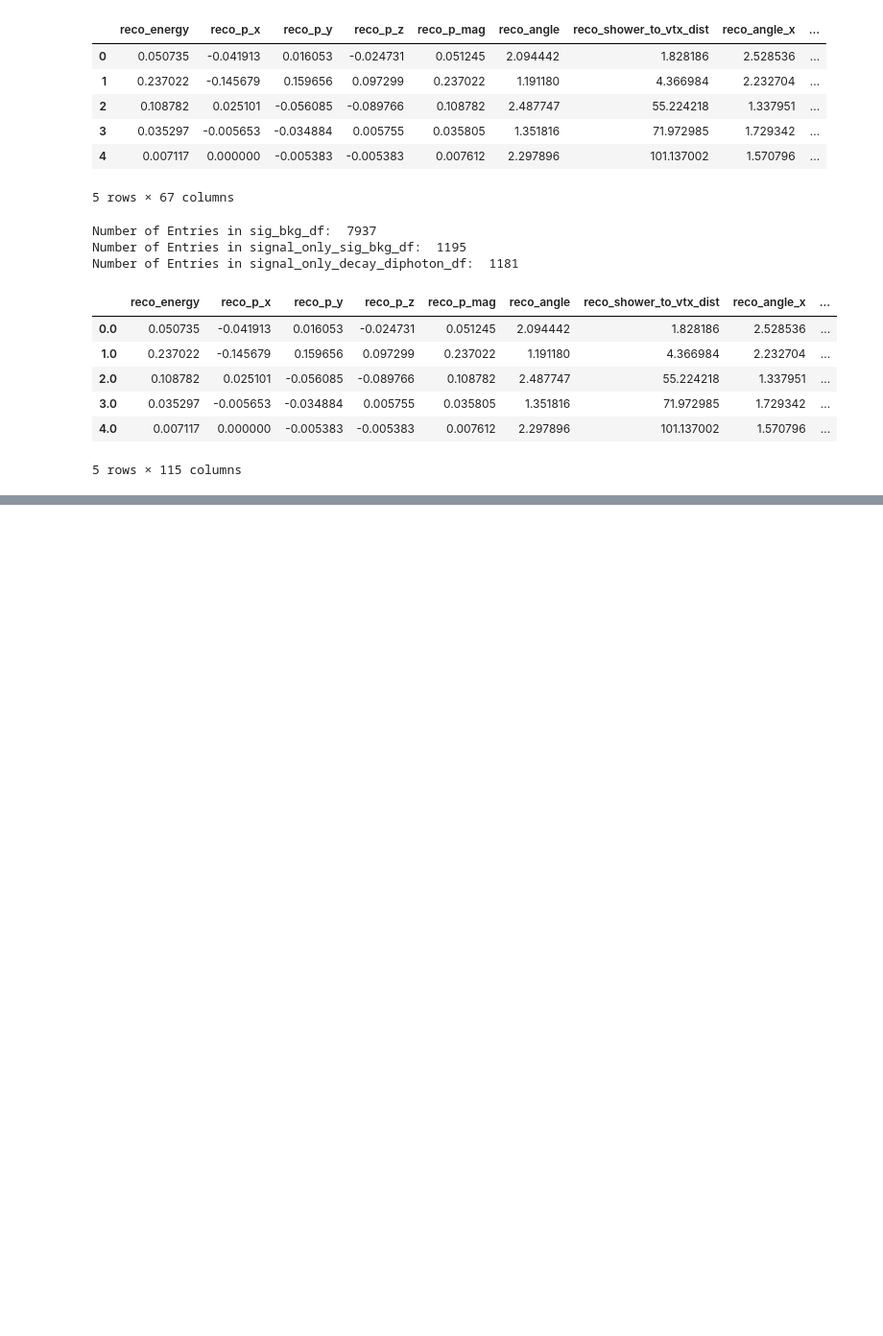
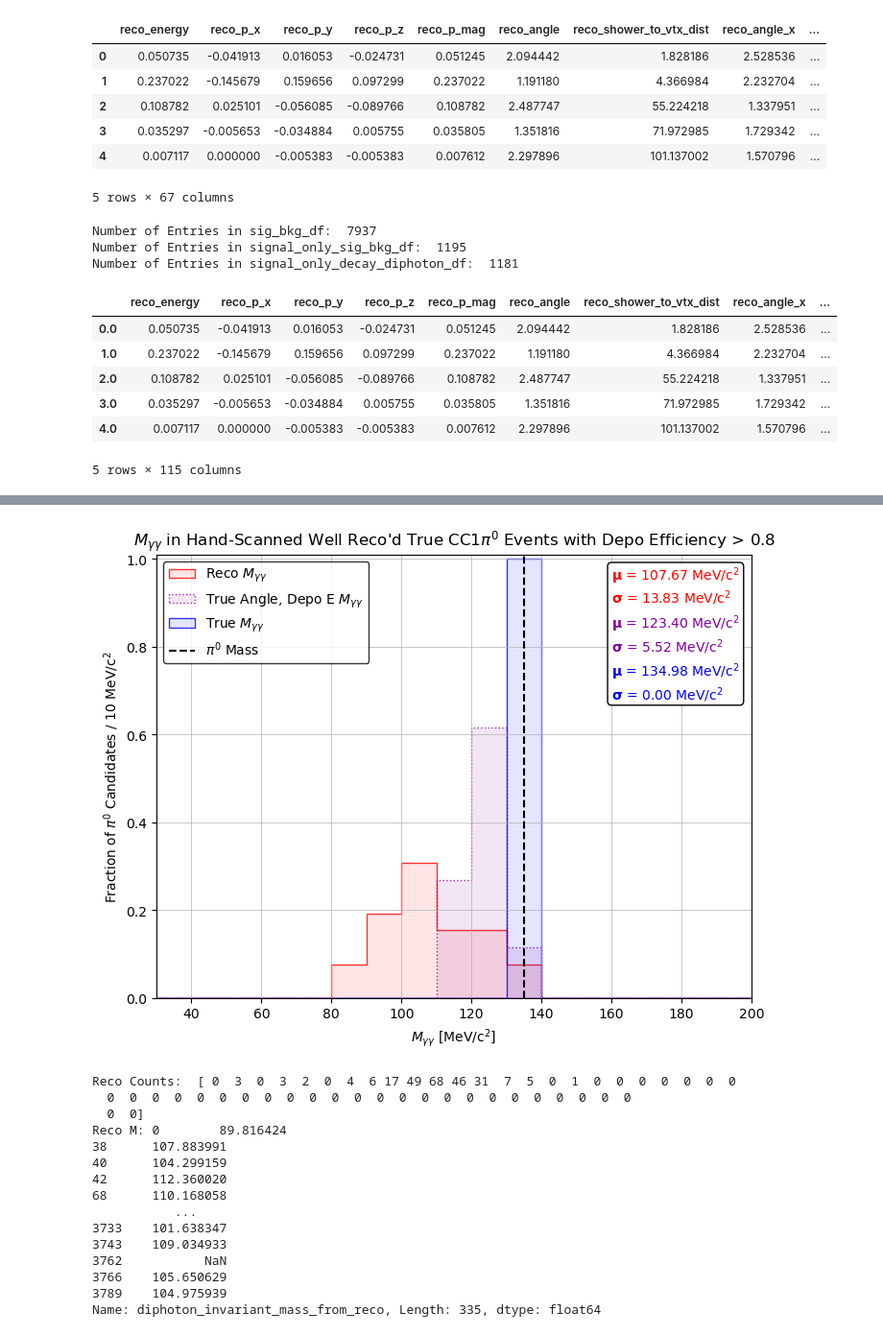
Before and after one commit to edhinkle/2x2_CC_pi0, a Jupyter notebook: truth_studies/plotting/pi0_containment_study.ipynb, the cells around one changed output, grey strips where cells are left out. Shown at 96% size. Drawn from its saved outputs; the diff is of its cells as text; code cells hidden in the pictures; blank space fills up the shorter version.

```diff
--- a/truth_studies/plotting/pi0_containment_study.ipynb
+++ b/truth_studies/plotting/pi0_containment_study.ipynb
@@ -369,0 +598,64 @@ Number of Events with Lead and Subleading Depo Efficiency >  0.7 :  210
+# %%
+# Make invariant mass histogram:
+m_bins = np.linspace(0, 500, 51) # 20 MeV bins
+m_bins_size = 10
+print("Invariant Mass Bins: ", m_bins)
+
+def make_inv_mass_plot_from_df(df, mbins, bin_size, sample):
+
+    num_events = len(df)
+    plt.figure(figsize=(8,6))
+    ax = plt.gca()
+    reco_counts, reco_bins = np.histogram(df["diphoton_invariant_mass_from_reco"], bins=mbins)
+    print("Reco Counts: ", reco_counts)
+    print("Reco M:", df['diphoton_invariant_mass_from_reco'])
+    reco_mean = np.mean(df["diphoton_invariant_mass_from_reco"])
+    reco_std = np.std(df["diphoton_invariant_mass_from_reco"])
+    true_depo_counts, true_depo_bins = np.histogram(df["diphoton_invariant_mass_from_truth_depo_E"], bins=mbins)
+    true_depo_mean = np.mean(df["diphoton_invariant_mass_from_truth_depo_E"])
+    true_depo_std = np.std(df["diphoton_invariant_mass_from_truth_depo_E"])
+    true_available_counts, true_available_bins = np.histogram(df["diphoton_invariant_mass_from_truth_available_E"], bins=mbins)
+    true_available_mean = np.mean(df["diphoton_invariant_mass_from_truth_available_E"])
+    true_available_std = np.std(df["diphoton_invariant_mass_from_truth_available_E"])
+    plt.hist(reco_bins[:-1], bins=mbins, weights=reco_counts/num_events, histtype='stepfilled', \
+             edgecolor=(1,0,0,0.8), linestyle='-', linewidth=1, label=r'Reco $M_{\gamma\gamma}$', color=(1,0,0,0.1))
+    plt.hist(true_depo_bins[:-1], bins=mbins, weights=true_depo_counts/num_events, histtype='stepfilled', \
+             edgecolor=(0.5,0,0.6,0.8), linestyle='dotted', linewidth=1, label=r'True Angle, Depo E $M_{\gamma\gamma}$', color=(0.5,0,0.6,0.1))
+    plt.hist(true_available_bins[:-1], bins=mbins, weights=true_available_counts/num_events, histtype='stepfilled', \
+             edgecolor=(0,0,1,0.8), linestyle='-', linewidth=1, label=r'True $M_{\gamma\gamma}$', color=(0,0,1,0.1))
+    plt.xlabel(r'$M_{\gamma\gamma}$ [MeV/c$^2$]')
+    plt.vlines([135], ymin=0, ymax=10, color='black', linestyle='--', label=r'$\pi^0$ Mass')
+    reco_mean_text = r"$\mathbf{\mu}$ = %.2f MeV/c$^2$" % (reco_mean)
+    reco_std_text = r'$\mathbf{\sigma}$ = %.2f MeV/c$^2$' % (reco_std)
+    reco_stats_text = reco_mean_text + '\n' + reco_std_text
+    true_depo_mean_text = r'$\mathbf{\mu}$ = %.2f MeV/c$^2$' % (true_depo_mean)
+    true_depo_std_text = r'$\mathbf{\sigma}$ = %.2f MeV/c$^2$' % (true_depo_std)
+    true_depo_stats_text = true_depo_mean_text + '\n' + true_depo_std_text
+    true_available_mean_text = r'$\mathbf{\mu}$ = %.2f MeV/c$^2$' % (true_available_mean)
+    true_available_std_text = r'$\mathbf{\sigma}$ = %.2f MeV/c$^2$' % (true_available_std)
+    true_available_stats_text = true_available_mean_text + '\n' + true_available_std_text
+    all_stats_text = reco_stats_text + '\n' + true_depo_stats_text + '\n' + true_available_stats_text
+    text_box_style = dict(boxstyle='round', facecolor='white', edgecolor='black')
+    plt.text(
+        0.98, 0.97, all_stats_text,
+        transform=ax.transAxes,
+        fontsize=10,
+        color='white',
+        verticalalignment='top',
+        horizontalalignment='right',
+        bbox=text_box_style
+    )
+    plt.text(160, 0.90, reco_stats_text, fontsize=10, color=(1,0,0,1))
+    plt.text(160, 0.79, true_depo_stats_text, fontsize=10, color=(0.5,0,0.6,1))
+    plt.text(160, 0.68, true_available_stats_text, fontsize=10, color=(0,0,1,1))
+    plt.ylabel(r'Fraction of $\pi^0$ Candidates / '+str(bin_size)+' MeV/c$^2$')
+    plt.title(r'$M_{\gamma\gamma}$ in ' + sample)
+    plt.xlim(30, 200)
+    plt.ylim(0, 1.01)
+    plt.legend(facecolor='white', edgecolor='black', fontsize=10, loc='upper left')
+    plt.grid(linewidth=0.5)
+    plt.show()
+
+make_inv_mass_plot_from_df(good_reco_high_depo_events_df, m_bins, m_bins_size, "Hand-Scanned Well Reco'd True CC1$\pi^0$ Events with Depo Efficiency > "+str(depo_energy_cut))
+make_inv_mass_plot_from_df(depo_containment_df, m_bins, m_bins_size, "All True CC1$\pi^0$ Events with Depo Efficiency > "+str(depo_energy_cut))
+# %% [output]
@@ -369,0 +679,16 @@ Number of Events with Lead and Subleading Depo Efficiency >  0.7 :  210
+[figure, added]
+Reco Counts:  [ 0  3  0  3  2  0  4  6 17 49 68 46 31  7  5  0  1  0  0  0  0  0  0  0
+  0  0  0  0  0  0  0  0  0  0  0  0  0  0  0  0  0  0  0  0  0  0  0  0
+  0  0]
+Reco M: 0        89.816424
+38      107.883991
+40      104.299159
+42      112.360020
+68      110.168058
+           ...
+3733    101.638347
+3743    109.034933
+3762           NaN
+3766    105.650629
+3789    104.975939
+Name: diphoton_invariant_mass_from_reco, Length: 335, dtype: float64
```
Also changed, not shown: parts of 24 cells of this notebook, 3 other files.
